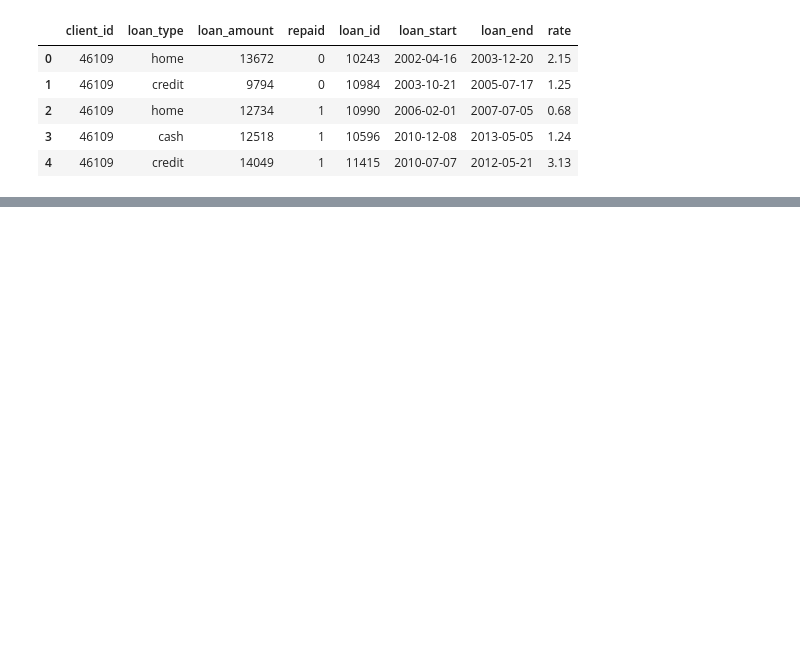
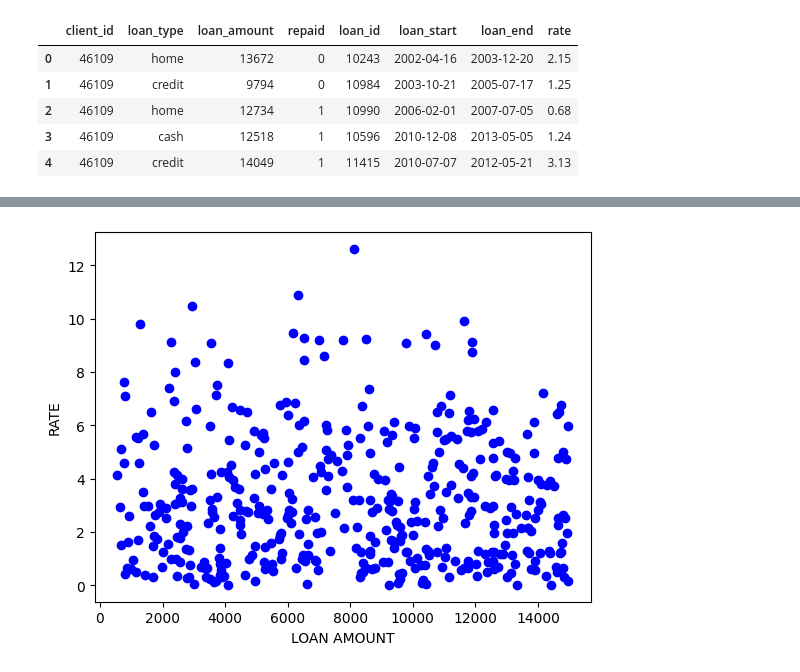
Before and after one commit to shadmankhezri/loans_regression, a Jupyter notebook: loans.ipynb, the cells around one changed output, grey strips where cells are left out. Saved outputs shown, nothing was run; the diff lists cells and outputs as text; code cells hidden in the pictures; blank space fills up the shorter version.

```diff
--- a/loans.ipynb
+++ b/loans.ipynb
@@ -36,0 +161,7 @@ memory usage: 27.8+ KB
+# %%
+plt.scatter(features_df.loan_amount, features_df.rate,  color='blue')
+plt.xlabel("LOAN AMOUNT")
+plt.ylabel("RATE")
+plt.show()
+# %% [output]
+[figure, added]
```
Also changed, not shown: parts of 17 cells of this notebook.
